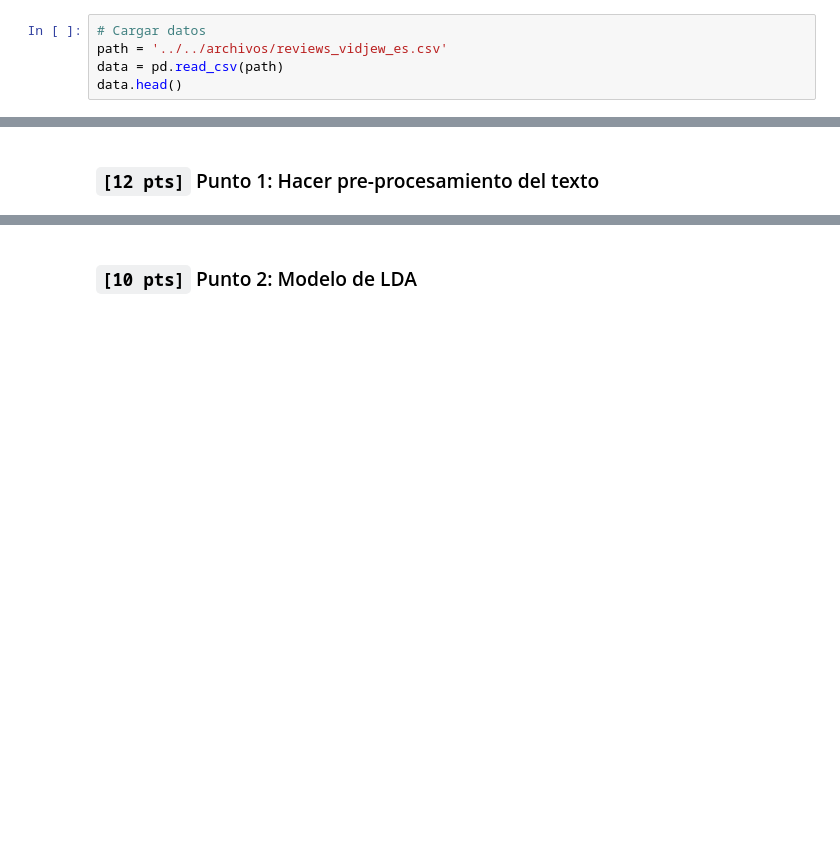
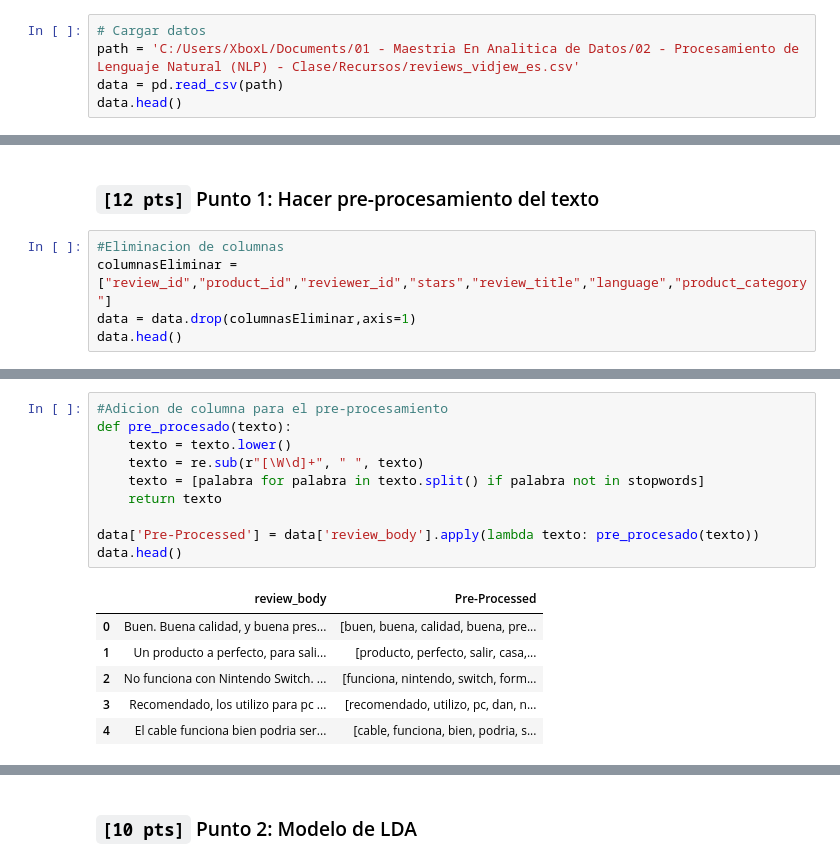
Before and after one commit to CamiloCastellanos/Procesamiento-del-Lenguaje-Natural, a Jupyter notebook: Taller #9.ipynb, the cells around one changed output, grey strips where cells are left out. Drawn from its saved outputs; the diff is of its cells as text; blank space fills up the shorter version.

```diff
--- a/Taller #9.ipynb
+++ b/Taller #9.ipynb
@@ -26,7 +26,7 @@ scipy.sparse.sparsetools is a private module for scipy.sparse, and should not be
   _deprecated()
 # %%
 # Cargar datos
-path = '../../archivos/reviews_vidjew_es.csv'
+path = 'C:/Users/XboxL/Documents/01 - Maestria En Analitica de Datos/02 - Procesamiento de Lenguaje Natural (NLP) - Clase/Recursos/reviews_vidjew_es.csv'
 data = pd.read_csv(path)
 data.head()
 # %% [output]
@@ -38,3 +38,8 @@ data.head()
 | 4 | es_0206329 | product_es_0728826 | reviewer_es_0493255 | 4 | El cable funciona bien podria ser... | Perfecto | es | video_games |
 # %% [markdown]
 ###  `[12 pts]` Punto 1: Hacer pre-procesamiento del texto
+# %%
+#Eliminacion de columnas
+columnasEliminar = ["review_id","product_id","reviewer_id","stars","review_title","language","product_category"]
+data = data.drop(columnasEliminar,axis=1)
+data.head()
@@ -40,0 +53,17 @@ data.head()
+# %%
+#Adicion de columna para el pre-procesamiento
+def pre_procesado(texto):
+    texto = texto.lower()
+    texto = re.sub(r"[\W\d]+", " ", texto)
+    texto = [palabra for palabra in texto.split() if palabra not in stopwords]
+    return texto
+
+data['Pre-Processed'] = data['review_body'].apply(lambda texto: pre_procesado(texto))
+data.head()
+# %% [output]
+|  | review_body | Pre-Processed |
+| 0 | Buen. Buena calidad, y buena pres... | [buen, buena, calidad, buena, pre... |
+| 1 | Un producto a perfecto, para sali... | [producto, perfecto, salir, casa,... |
+| 2 | No funciona con Nintendo Switch. ... | [funciona, nintendo, switch, form... |
+| 3 | Recomendado, los utilizo para pc ... | [recomendado, utilizo, pc, dan, n... |
+| 4 | El cable funciona bien podria ser... | [cable, funciona, bien, podria, s... |
```
Also changed, not shown: parts of 5 cells of this notebook.
